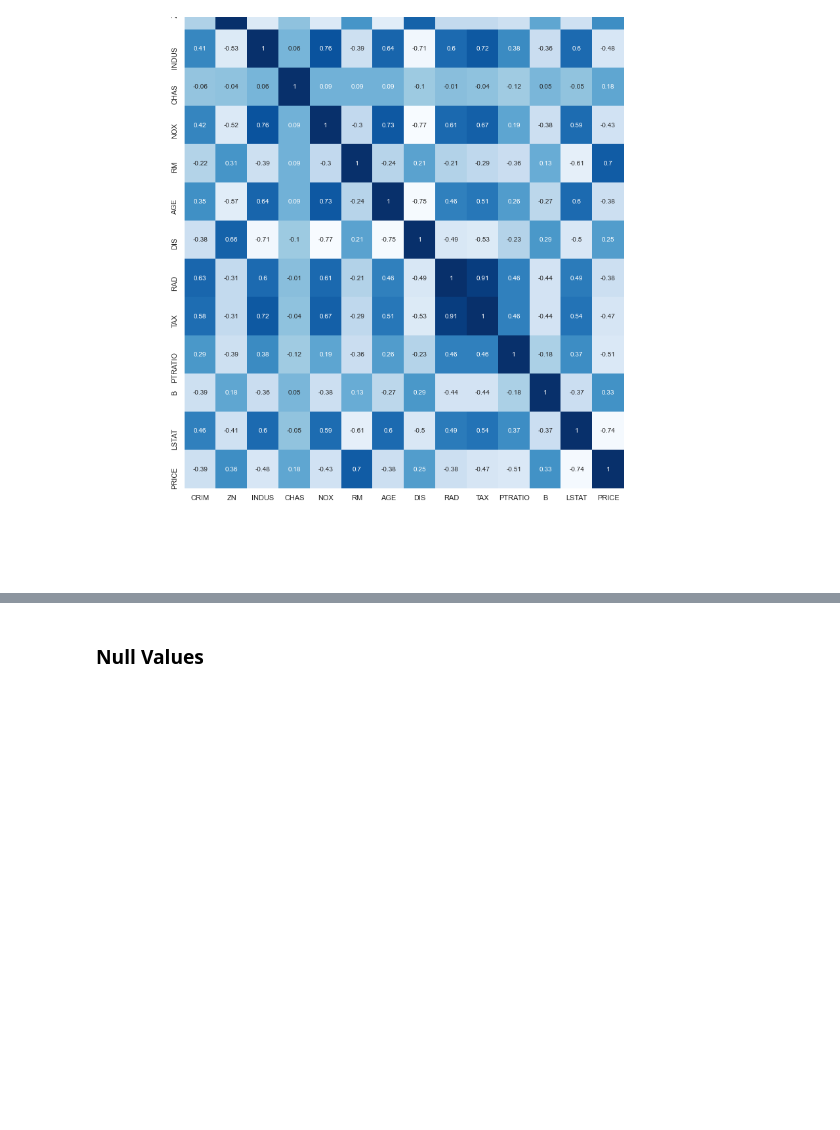
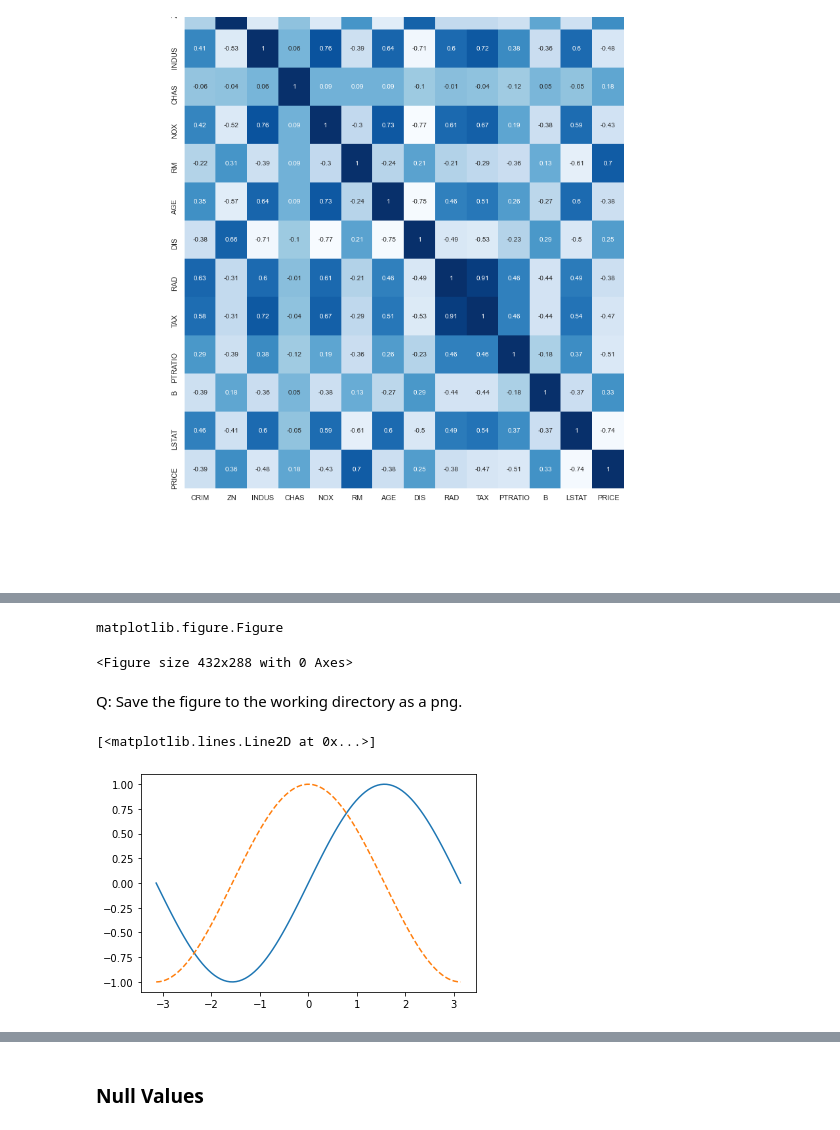
Before and after one commit to Unique-Divine/LeetCode-Coding-Practice, a Jupyter notebook: Unique's DS Cookbook (Python).ipynb, the cells around one changed output, grey strips where cells are left out. Drawn from its saved outputs; the diff is of its cells as text; code cells hidden in the pictures; blank space fills up the shorter version.

```diff
--- a/Unique's DS Cookbook (Python).ipynb
+++ b/Unique's DS Cookbook (Python).ipynb
@@ -170,0 +225,17 @@ sns.heatmap(corr, annot=True, cmap='Blues')
+# %%
+fig = plt.figure()
+type(fig)
+# %% [output]
+matplotlib.figure.Figure
+<Figure size 432x288 with 0 Axes>
+# %% [markdown]
+Q: Save the figure to the working directory as a png.
+# %%
+# plot sine and cosine graphs from -pi to pi
+x = np.linspace(start=-np.pi, stop=np.pi, num=100)
+fig = plt.figure()
+plt.plot(x, np.sin(x), '-')
+plt.plot(x, np.cos(x), '--')
+# %% [output]
+[<matplotlib.lines.Line2D at 0x...>]
+[figure, added]
```
Also changed, not shown: parts of 41 cells of this notebook, 2 other files.
